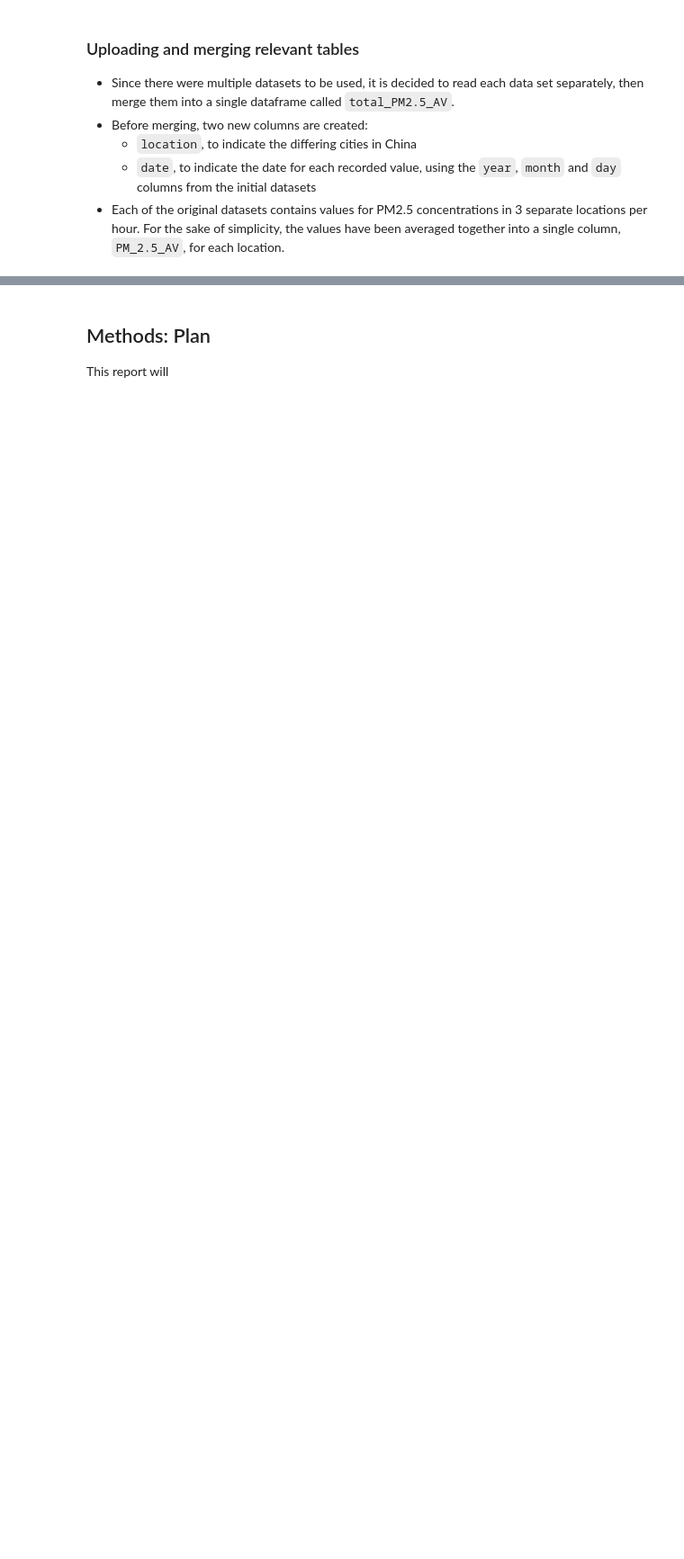
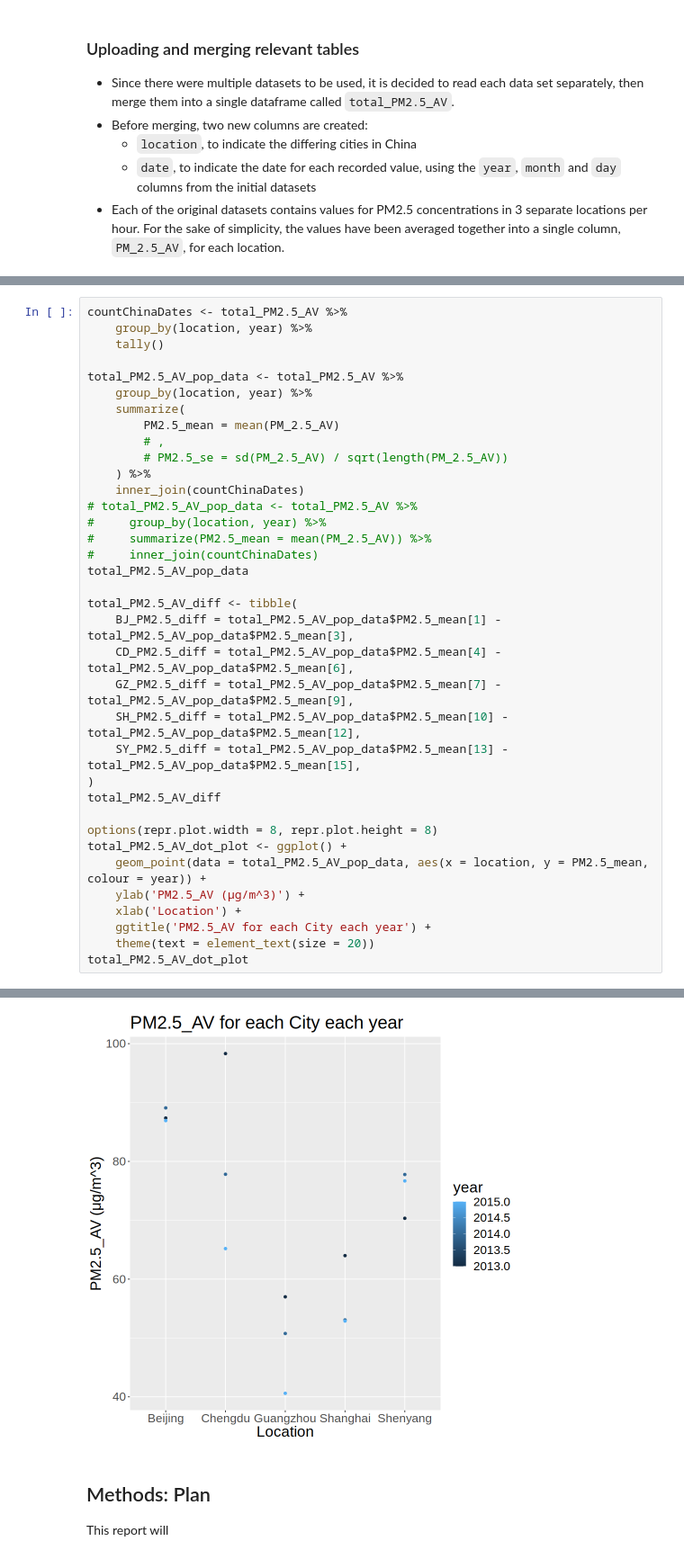
Before and after one commit to Nick-2003/STAT-201-Group-46-Project, a Jupyter notebook: STAT_201_Group_46_Project_Proposal.ipynb, the cells around one changed output, grey strips where cells are left out. Shown at 90% size. Saved outputs shown, nothing was run; the diff lists cells and outputs as text; blank space fills up the shorter version.

```diff
--- a/STAT_201_Group_46_Project_Proposal.ipynb
+++ b/STAT_201_Group_46_Project_Proposal.ipynb
@@ -252,0 +254,37 @@ Warning message:
+# %%
+countChinaDates <- total_PM2.5_AV %>%
+    group_by(location, year) %>%
+    tally()
+
+total_PM2.5_AV_pop_data <- total_PM2.5_AV %>%
+    group_by(location, year) %>%
+    summarize(
+        PM2.5_mean = mean(PM_2.5_AV)
+        # ,
+        # PM2.5_se = sd(PM_2.5_AV) / sqrt(length(PM_2.5_AV))
+    ) %>%
+    inner_join(countChinaDates)
+# total_PM2.5_AV_pop_data <- total_PM2.5_AV %>%
+#     group_by(location, year) %>%
+#     summarize(PM2.5_mean = mean(PM_2.5_AV)) %>%
+#     inner_join(countChinaDates)
+total_PM2.5_AV_pop_data
+
+total_PM2.5_AV_diff <- tibble(
+    BJ_PM2.5_diff = total_PM2.5_AV_pop_data$PM2.5_mean[1] - total_PM2.5_AV_pop_data$PM2.5_mean[3],
+    CD_PM2.5_diff = total_PM2.5_AV_pop_data$PM2.5_mean[4] - total_PM2.5_AV_pop_data$PM2.5_mean[6],
+    GZ_PM2.5_diff = total_PM2.5_AV_pop_data$PM2.5_mean[7] - total_PM2.5_AV_pop_data$PM2.5_mean[9],
+    SH_PM2.5_diff = total_PM2.5_AV_pop_data$PM2.5_mean[10] - total_PM2.5_AV_pop_data$PM2.5_mean[12],
+    SY_PM2.5_diff = total_PM2.5_AV_pop_data$PM2.5_mean[13] - total_PM2.5_AV_pop_data$PM2.5_mean[15],
+)
+total_PM2.5_AV_diff
+
+options(repr.plot.width = 8, repr.plot.height = 8)
+total_PM2.5_AV_dot_plot <- ggplot() +
+    geom_point(data = total_PM2.5_AV_pop_data, aes(x = location, y = PM2.5_mean, colour = year)) +
+    ylab('PM2.5_AV (μg/m^3)') +
+    xlab('Location') +
+    ggtitle('PM2.5_AV for each City each year') +
+    theme(text = element_text(size = 20))
+total_PM2.5_AV_dot_plot
+# %% [output]
@@ -253,3 +316,4 @@ Warning message:
+[figure, added]
 # %% [markdown]
 ## Methods: Plan
 
```
Also changed, not shown: parts of 8 cells of this notebook.
